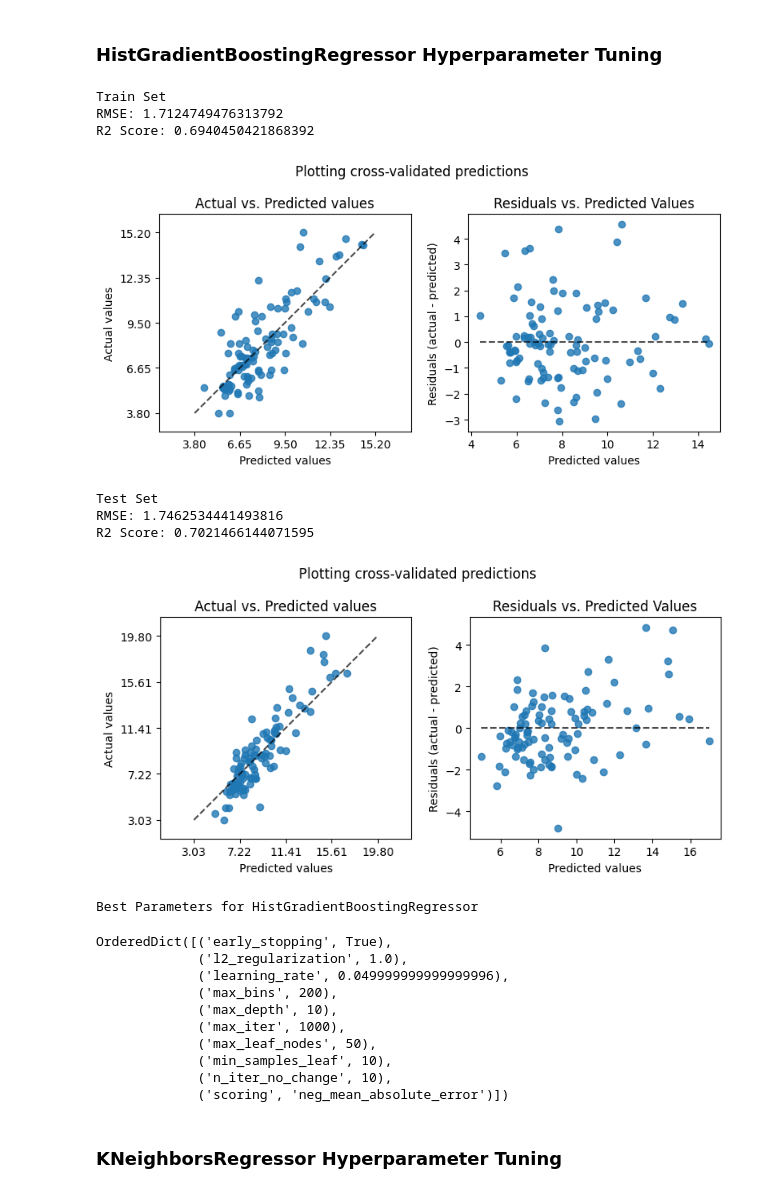
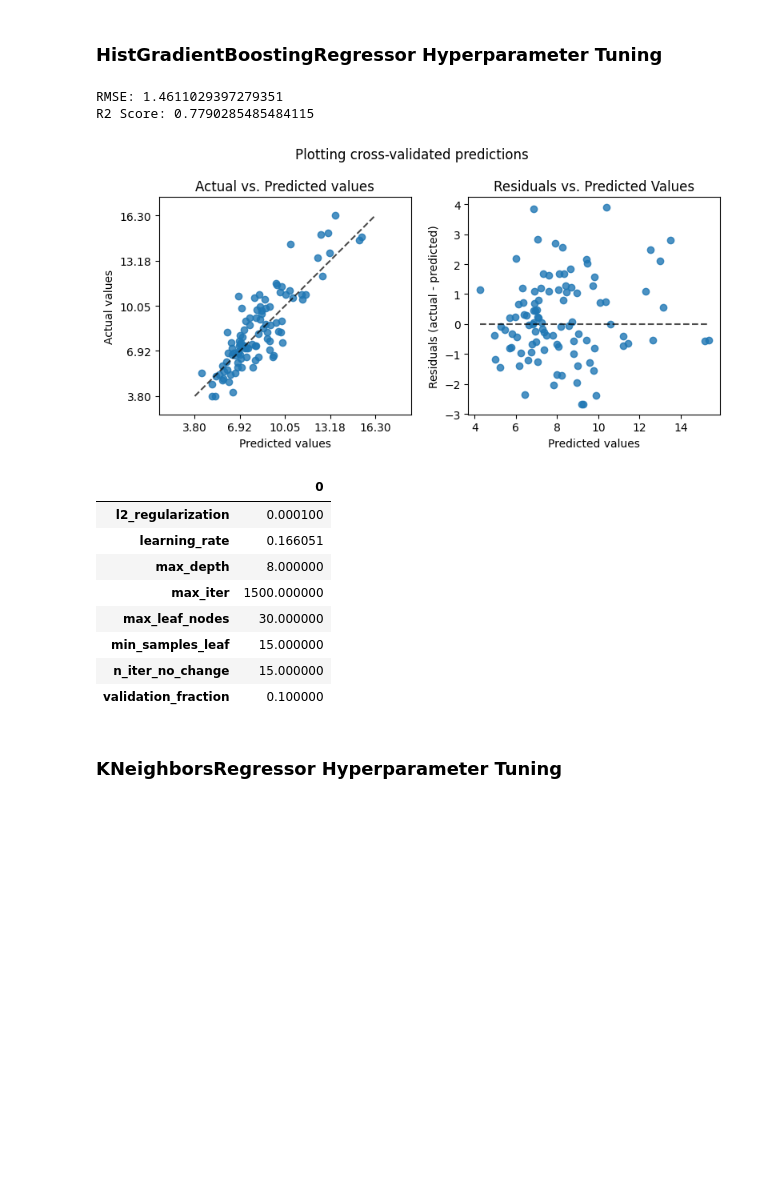
Before and after one commit to masaver/brist1d, a Jupyter notebook: reports/rendering-1/04-modelling/02-model-2/05-hyperparameter-tuning.ipynb, the cells around one changed output. Cells and saved outputs as stored; diff of their text form; code cells hidden in the pictures; blank space fills up the shorter version.

```diff
--- a/reports/rendering-1/04-modelling/02-model-2/05-hyperparameter-tuning.ipynb
+++ b/reports/rendering-1/04-modelling/02-model-2/05-hyperparameter-tuning.ipynb
@@ -11,7 +11,6 @@ import warnings
 
 warnings.filterwarnings('ignore')
 # %%
-from sklearn.model_selection import train_test_split
 from src.features.helpers.load_data import load_data
 from src.models.model_2.model.pipelines import pipeline
 import pandas as pd
@@ -25,40 +24,47 @@ y_train = all_train_data_transformed.iloc[:len(train_data)]['bg+1:00']
 
 X_augmented = all_train_data_transformed.iloc[len(train_data):].drop(columns=['bg+1:00'])
 y_augmented = all_train_data_transformed.iloc[len(train_data):]['bg+1:00']
-
-X_augmented_train, X_augmented_val, y_augmented_train, y_augmented_val = train_test_split(X_augmented, y_augmented, test_size=0.2)
-
-X_train = pd.concat([X_train, X_augmented_train])
-y_train = pd.concat([y_train, y_augmented_train])
 # %% [markdown]
 ### HistGradientBoostingRegressor Hyperparameter Tuning
-# %%
-from src.features.tuners import HistGradientBoostingHyperparameterTuner
-
-tuner = HistGradientBoostingHyperparameterTuner(search_space='custom')
-tuner.fit(X_train, y_train, X_augmented_val, y_augmented_val)
-tuner.show_chart()
-tuner.get_params()
-# %% [output]
-Train Set
-RMSE: 1.7124749476313792
-R2 Score: 0.6940450421868392
-[figure, removed]
-Test Set
-RMSE: 1.7462534441493816
-R2 Score: 0.7021466144071595
-[figure, removed]
-Best Parameters for HistGradientBoostingRegressor
-OrderedDict([('early_stopping', True),
-             ('l2_regularization', 1.0),
-             ('learning_rate', 0.049999999999999996),
-             ('max_bins', 200),
-             ('max_depth', 10),
-             ('max_iter', 1000),
-             ('max_leaf_nodes', 50),
-             ('min_samples_leaf', 10),
-             ('n_iter_no_change', 10),
-             ('scoring', 'neg_mean_absolute_error')])
+# %%
+from sklearn.ensemble import HistGradientBoostingRegressor
+from skopt.space import Real, Integer
+from helpers import tune_hyperparameters
+
+search_space = {
+    'learning_rate': Real(0.005, 0.3, prior='log-uniform'),
+    'max_iter': Integer(100, 1500),
+    'max_depth': Integer(6, 8),
+    'min_samples_leaf': Integer(15, 30),
+    'max_leaf_nodes': Integer(10, 30),
+    'l2_regularization': Real(1e-4, 1e-2, prior='log-uniform'),
+    'n_iter_no_change': Integer(10, 15),
+    'validation_fraction': Real(0.1, 0.3),
+}
+
+model = HistGradientBoostingRegressor(scoring='neg_mean_squared_error', random_state=42, max_bins=255)
+_, best_params = tune_hyperparameters(
+    model, search_space,
+    X_train, y_train,
+    X_augmented, y_augmented,
+    num_iter=50, n_splits=5,
+    verbose=False, show_results=True
+)
+
+pd.DataFrame(best_params, index=[0]).T
+# %% [output]
+RMSE: 1.4611029397279351
+R2 Score: 0.7790285485484115
+[figure, added]
+|  | 0 |
+| l2_regularization | 0.000100 |
+| learning_rate | 0.166051 |
+| max_depth | 8.000000 |
+| max_iter | 1500.000000 |
+| max_leaf_nodes | 30.000000 |
+| min_samples_leaf | 15.000000 |
+| n_iter_no_change | 15.000000 |
+| validation_fraction | 0.100000 |
 # %% [markdown]
 ### KNeighborsRegressor Hyperparameter Tuning
 # %%
```
Also changed, not shown: parts of 3 cells of this notebook, 3 other files.
